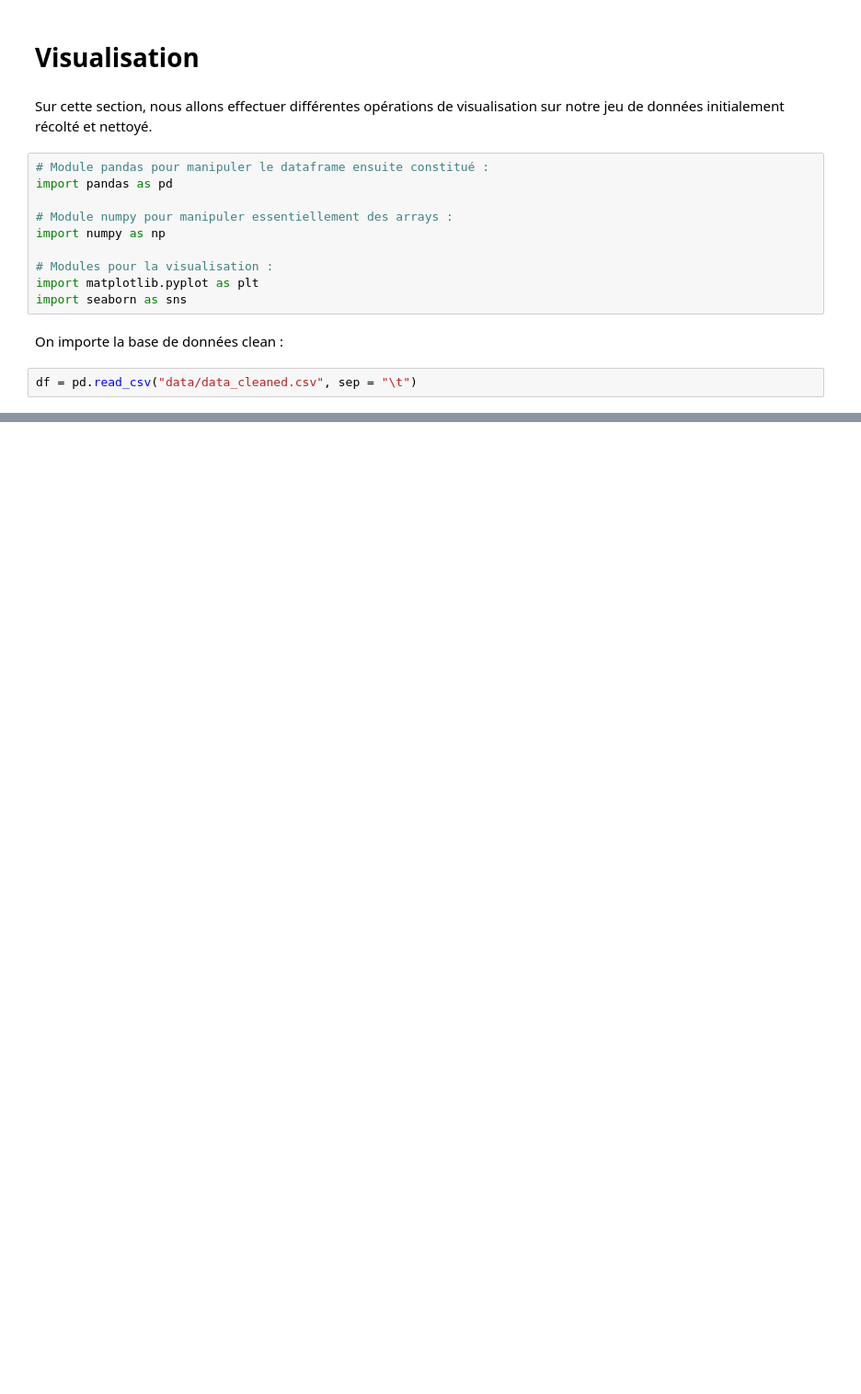
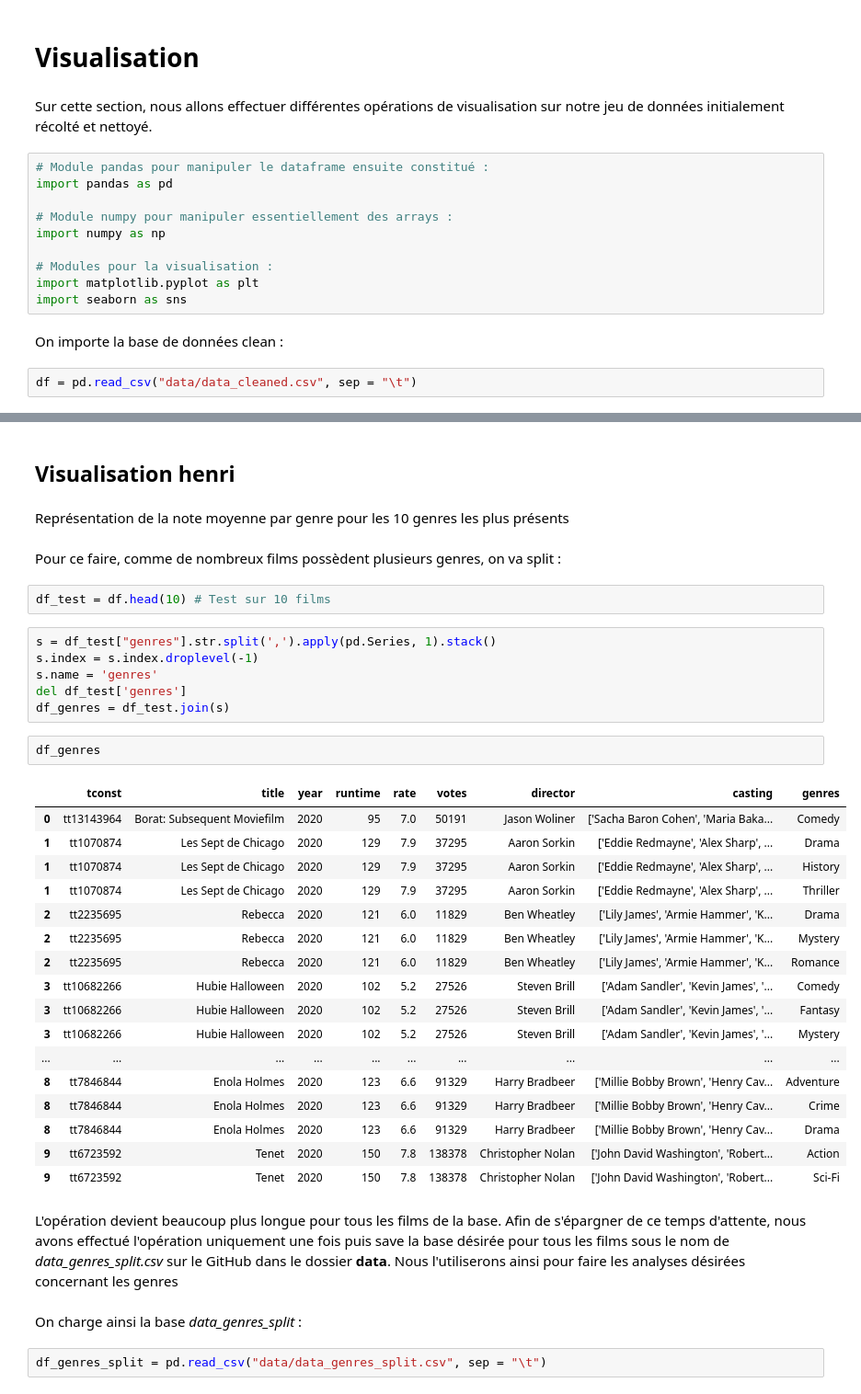
Before and after one commit to henriupton99/IMDB_Scraping, a Jupyter notebook: Visualisation.ipynb, the cells around one changed output, grey strips where cells are left out. Shown: that part at 92% size. Drawn from its saved outputs; the diff is of its cells as text; blank space fills up the shorter version.

Commit message:
avancement visualisation et intégration de la base data_genres_split

```diff
--- a/Visualisation.ipynb
+++ b/Visualisation.ipynb
@@ -34,0 +33,40 @@ df.head(10)
+# %% [markdown]
+## Visualisation henri
+# %% [markdown]
+Représentation de la note moyenne par genre pour les 10 genres les plus présents
+# %% [markdown]
+Pour ce faire, comme de nombreux films possèdent plusieurs genres, on va split :
+# %%
+df_test = df.head(10) # Test sur 10 films
+# %%
+s = df_test["genres"].str.split(',').apply(pd.Series, 1).stack()
+s.index = s.index.droplevel(-1)
+s.name = 'genres'
+del df_test['genres']
+df_genres = df_test.join(s)
+# %%
+df_genres
+# %% [output]
+|  | tconst | title | year | runtime | rate | votes | director | casting | genres |
+| 0 | tt13143964 | Borat: Subsequent Moviefilm | 2020 | 95 | 7.0 | 50191 | Jason Woliner | ['Sacha Baron Cohen', 'Maria Baka... | Comedy |
+| 1 | tt1070874 | Les Sept de Chicago | 2020 | 129 | 7.9 | 37295 | Aaron Sorkin | ['Eddie Redmayne', 'Alex Sharp', ... | Drama |
+| 1 | tt1070874 | Les Sept de Chicago | 2020 | 129 | 7.9 | 37295 | Aaron Sorkin | ['Eddie Redmayne', 'Alex Sharp', ... | History |
+| 1 | tt1070874 | Les Sept de Chicago | 2020 | 129 | 7.9 | 37295 | Aaron Sorkin | ['Eddie Redmayne', 'Alex Sharp', ... | Thriller |
+| 2 | tt2235695 | Rebecca | 2020 | 121 | 6.0 | 11829 | Ben Wheatley | ['Lily James', 'Armie Hammer', 'K... | Drama |
+| 2 | tt2235695 | Rebecca | 2020 | 121 | 6.0 | 11829 | Ben Wheatley | ['Lily James', 'Armie Hammer', 'K... | Mystery |
+| 2 | tt2235695 | Rebecca | 2020 | 121 | 6.0 | 11829 | Ben Wheatley | ['Lily James', 'Armie Hammer', 'K... | Romance |
+| 3 | tt10682266 | Hubie Halloween | 2020 | 102 | 5.2 | 27526 | Steven Brill | ['Adam Sandler', 'Kevin James', '... | Comedy |
+| 3 | tt10682266 | Hubie Halloween | 2020 | 102 | 5.2 | 27526 | Steven Brill | ['Adam Sandler', 'Kevin James', '... | Fantasy |
+| 3 | tt10682266 | Hubie Halloween | 2020 | 102 | 5.2 | 27526 | Steven Brill | ['Adam Sandler', 'Kevin James', '... | Mystery |
+| ... | ... | ... | ... | ... | ... | ... | ... | ... | ... |
+| 8 | tt7846844 | Enola Holmes | 2020 | 123 | 6.6 | 91329 | Harry Bradbeer | ['Millie Bobby Brown', 'Henry Cav... | Adventure |
+| 8 | tt7846844 | Enola Holmes | 2020 | 123 | 6.6 | 91329 | Harry Bradbeer | ['Millie Bobby Brown', 'Henry Cav... | Crime |
+| 8 | tt7846844 | Enola Holmes | 2020 | 123 | 6.6 | 91329 | Harry Bradbeer | ['Millie Bobby Brown', 'Henry Cav... | Drama |
+| 9 | tt6723592 | Tenet | 2020 | 150 | 7.8 | 138378 | Christopher Nolan | ['John David Washington', 'Robert... | Action |
+| 9 | tt6723592 | Tenet | 2020 | 150 | 7.8 | 138378 | Christopher Nolan | ['John David Washington', 'Robert... | Sci-Fi |
+# %% [markdown]
+L'opération devient beaucoup plus longue pour tous les films de la base. Afin de s'épargner de ce temps d'attente, nous avons effectué l'opération uniquement une fois puis save la base désirée pour tous les films sous le nom de *data_genres_split.csv* sur le GitHub dans le dossier **data**. Nous l'utiliserons ainsi pour faire les analyses désirées concernant les genres
+# %% [markdown]
+On charge ainsi la base *data_genres_split* :
+# %%
+df_genres_split = pd.read_csv("data/data_genres_split.csv", sep = "\t")
```
Also changed, not shown: parts of 8 cells of this notebook, 3 other files.
